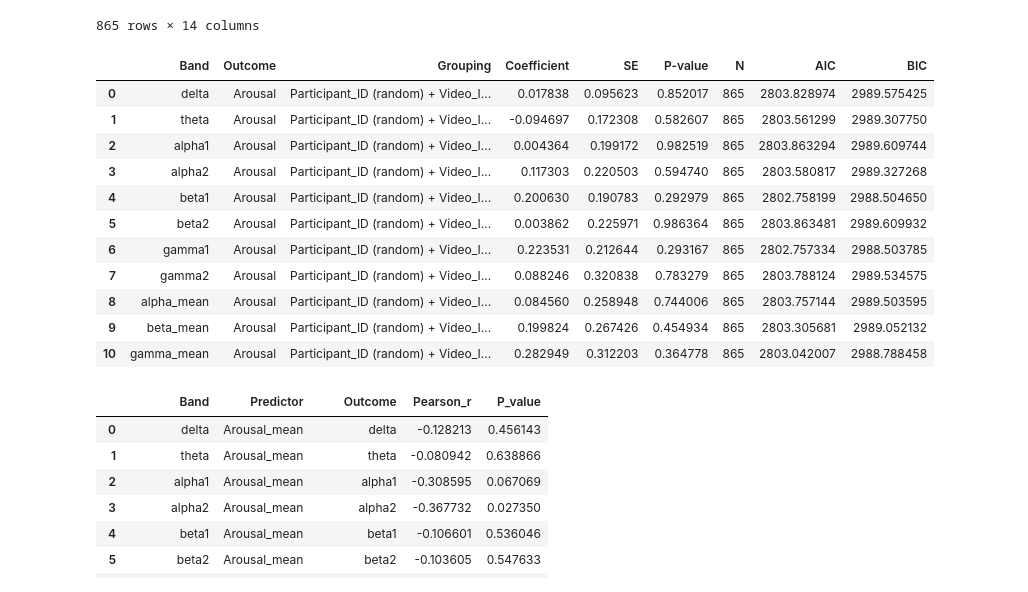
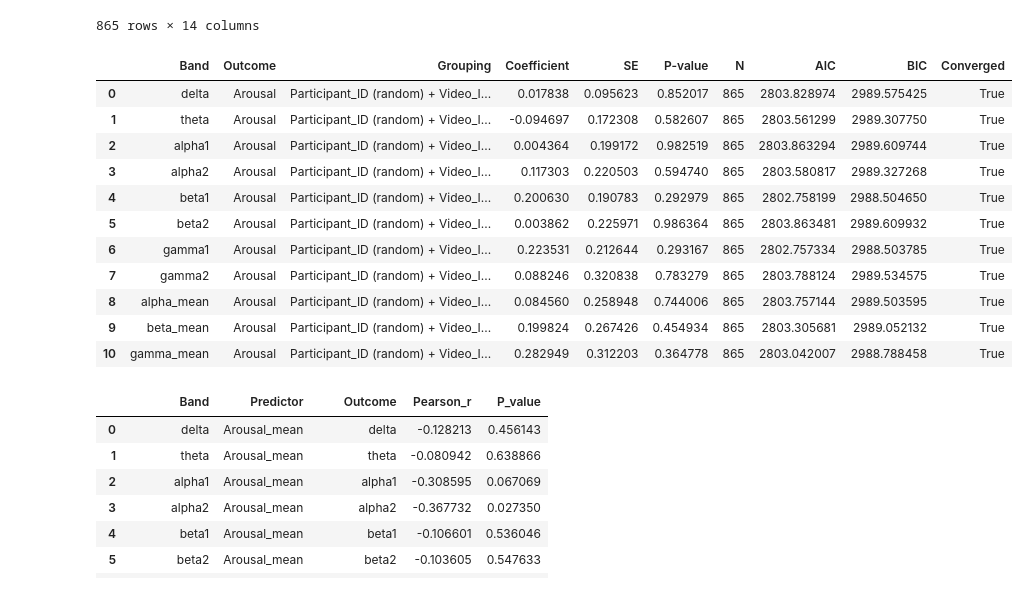
Before and after one commit to deybelman/EEG_Analysis_Project, a Jupyter notebook: analysis final.ipynb, the cells around one changed output. Cells and saved outputs as stored; diff of their text form; code cells hidden in the pictures.

```diff
--- a/analysis final.ipynb
+++ b/analysis final.ipynb
@@ -303,46 +284,47 @@ for band in bands:
 
     # Formula: Outcome ~ band + C(Video_ID)
     formula = f"{outcome} ~ {band} + C(Video_ID)"
 
     # Mixed model: random intercept for Participant_ID
     model = smf.mixedlm(formula, data=model_df, groups=model_df["Participant_ID"])
     result = model.fit(reml=False)  # reml=True is default; OK for comparing effects
 
     # Extract the band coefficient info
     coef = result.params[band]
     se = result.bse[band]
     p = result.pvalues[band]
 
     # Store in results list
     results.append({
         "Band": band,
         "Outcome": outcome,
         "Grouping": "Participant_ID (random) + Video_ID (fixed)",
         "Coefficient": coef,
         "SE": se,
         "P-value": p,
         "N": len(model_df),
         "AIC": result.aic,
-        "BIC": result.bic
+        "BIC": result.bic,
+        "Converged": result.converged
     })
 
 # Turn into a nice summary DataFrame
 results_df = pd.DataFrame(results)
 
 results_df
 # %% [output]
-|  | Band | Outcome | Grouping | Coefficient | SE | P-value | N | AIC | BIC |
-| 0 | delta | Arousal | Participant_ID (random) + Video_I... | 0.017838 | 0.095623 | 0.852017 | 865 | 2803.828974 | 2989.575425 |
-| 1 | theta | Arousal | Participant_ID (random) + Video_I... | -0.094697 | 0.172308 | 0.582607 | 865 | 2803.561299 | 2989.307750 |
-| 2 | alpha1 | Arousal | Participant_ID (random) + Video_I... | 0.004364 | 0.199172 | 0.982519 | 865 | 2803.863294 | 2989.609744 |
-| 3 | alpha2 | Arousal | Participant_ID (random) + Video_I... | 0.117303 | 0.220503 | 0.594740 | 865 | 2803.580817 | 2989.327268 |
-| 4 | beta1 | Arousal | Participant_ID (random) + Video_I... | 0.200630 | 0.190783 | 0.292979 | 865 | 2802.758199 | 2988.504650 |
-| 5 | beta2 | Arousal | Participant_ID (random) + Video_I... | 0.003862 | 0.225971 | 0.986364 | 865 | 2803.863481 | 2989.609932 |
-| 6 | gamma1 | Arousal | Participant_ID (random) + Video_I... | 0.223531 | 0.212644 | 0.293167 | 865 | 2802.757334 | 2988.503785 |
-| 7 | gamma2 | Arousal | Participant_ID (random) + Video_I... | 0.088246 | 0.320838 | 0.783279 | 865 | 2803.788124 | 2989.534575 |
-| 8 | alpha_mean | Arousal | Participant_ID (random) + Video_I... | 0.084560 | 0.258948 | 0.744006 | 865 | 2803.757144 | 2989.503595 |
-| 9 | beta_mean | Arousal | Participant_ID (random) + Video_I... | 0.199824 | 0.267426 | 0.454934 | 865 | 2803.305681 | 2989.052132 |
-| 10 | gamma_mean | Arousal | Participant_ID (random) + Video_I... | 0.282949 | 0.312203 | 0.364778 | 865 | 2803.042007 | 2988.788458 |
+|  | Band | Outcome | Grouping | Coefficient | SE | P-value | N | AIC | BIC | Converged |
+| 0 | delta | Arousal | Participant_ID (random) + Video_I... | 0.017838 | 0.095623 | 0.852017 | 865 | 2803.828974 | 2989.575425 | True |
+| 1 | theta | Arousal | Participant_ID (random) + Video_I... | -0.094697 | 0.172308 | 0.582607 | 865 | 2803.561299 | 2989.307750 | True |
+| 2 | alpha1 | Arousal | Participant_ID (random) + Video_I... | 0.004364 | 0.199172 | 0.982519 | 865 | 2803.863294 | 2989.609744 | True |
+| 3 | alpha2 | Arousal | Participant_ID (random) + Video_I... | 0.117303 | 0.220503 | 0.594740 | 865 | 2803.580817 | 2989.327268 | True |
+| 4 | beta1 | Arousal | Participant_ID (random) + Video_I... | 0.200630 | 0.190783 | 0.292979 | 865 | 2802.758199 | 2988.504650 | True |
+| 5 | beta2 | Arousal | Participant_ID (random) + Video_I... | 0.003862 | 0.225971 | 0.986364 | 865 | 2803.863481 | 2989.609932 | True |
+| 6 | gamma1 | Arousal | Participant_ID (random) + Video_I... | 0.223531 | 0.212644 | 0.293167 | 865 | 2802.757334 | 2988.503785 | True |
+| 7 | gamma2 | Arousal | Participant_ID (random) + Video_I... | 0.088246 | 0.320838 | 0.783279 | 865 | 2803.788124 | 2989.534575 | True |
+| 8 | alpha_mean | Arousal | Participant_ID (random) + Video_I... | 0.084560 | 0.258948 | 0.744006 | 865 | 2803.757144 | 2989.503595 | True |
+| 9 | beta_mean | Arousal | Participant_ID (random) + Video_I... | 0.199824 | 0.267426 | 0.454934 | 865 | 2803.305681 | 2989.052132 | True |
+| 10 | gamma_mean | Arousal | Participant_ID (random) + Video_I... | 0.282949 | 0.312203 | 0.364778 | 865 | 2803.042007 | 2988.788458 | True |
 # %%
 # Aggregation dictionary for all target columns
 agg_dict = {
```
Also changed, not shown: parts of 1 cell of this notebook, 1 other file.
